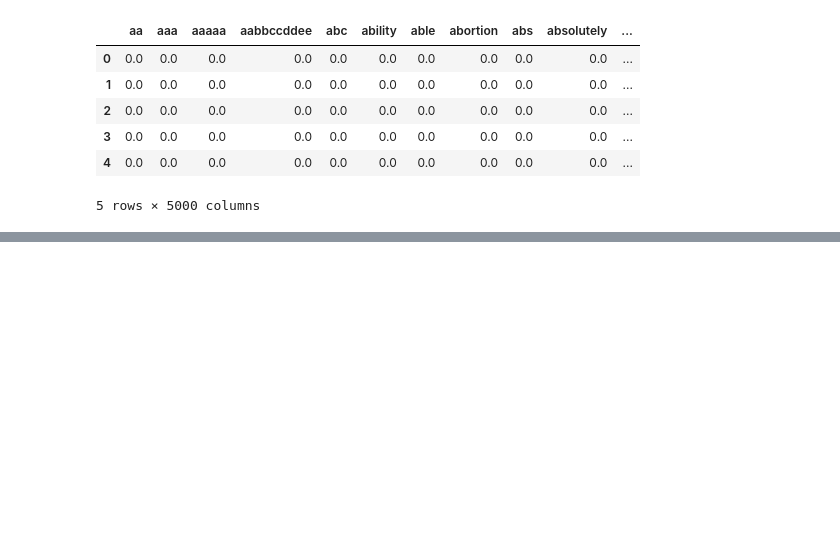
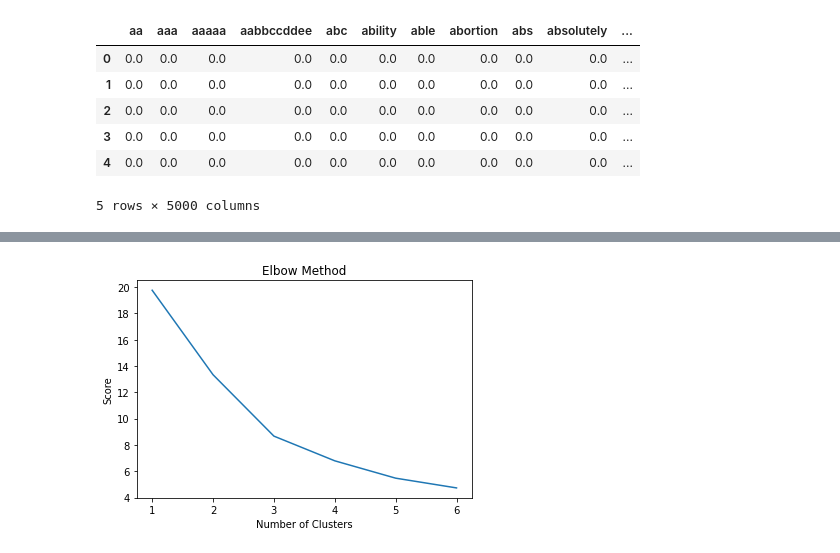
Before and after one commit to skuretski/CourseProject, a Jupyter notebook: KMeans.ipynb, the cells around one changed output, grey strips where cells are left out. Drawn from its saved outputs; the diff is of its cells as text; code cells hidden in the pictures; blank space fills up the shorter version.

```diff
--- a/KMeans.ipynb
+++ b/KMeans.ipynb
@@ -107,0 +161,16 @@ pd.DataFrame(tf_idf_arr, columns=tf_idf_vectorizer.get_feature_names()).head()
+# %%
+number_clusters = range(1, 7)
+
+kmeans = [KMeans(n_clusters=i, max_iter = 600) for i in number_clusters]
+kmeans
+
+score = [kmeans[i].fit(Y_sklearn).score(Y_sklearn) for i in range(len(kmeans))]
+score = [i*-1 for i in score]
+
+plt.plot(number_clusters, score)
+plt.xlabel('Number of Clusters')
+plt.ylabel('Score')
+plt.title('Elbow Method')
+plt.show()
+# %% [output]
+[figure, added]
```
Also changed, not shown: parts of 10 cells of this notebook.
